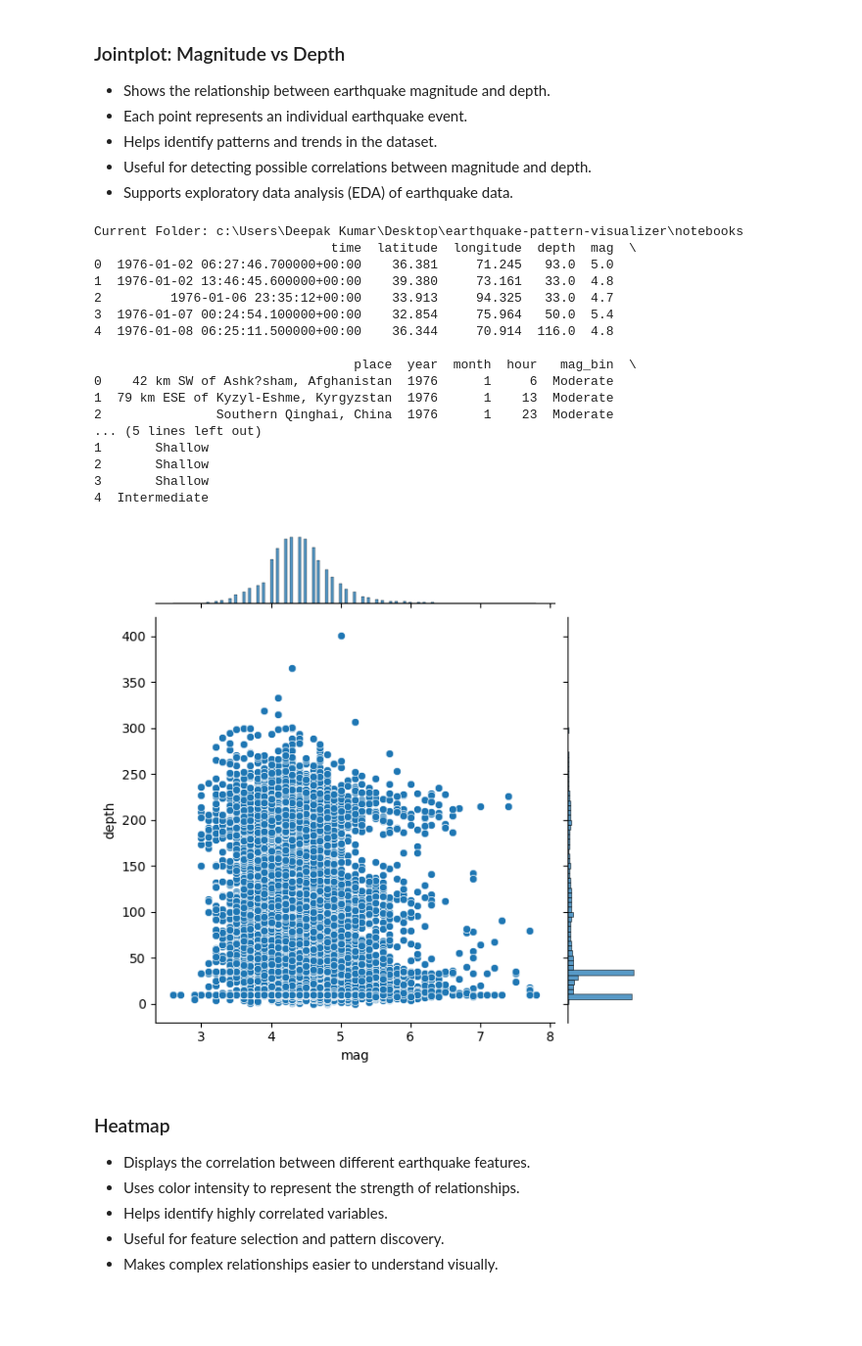
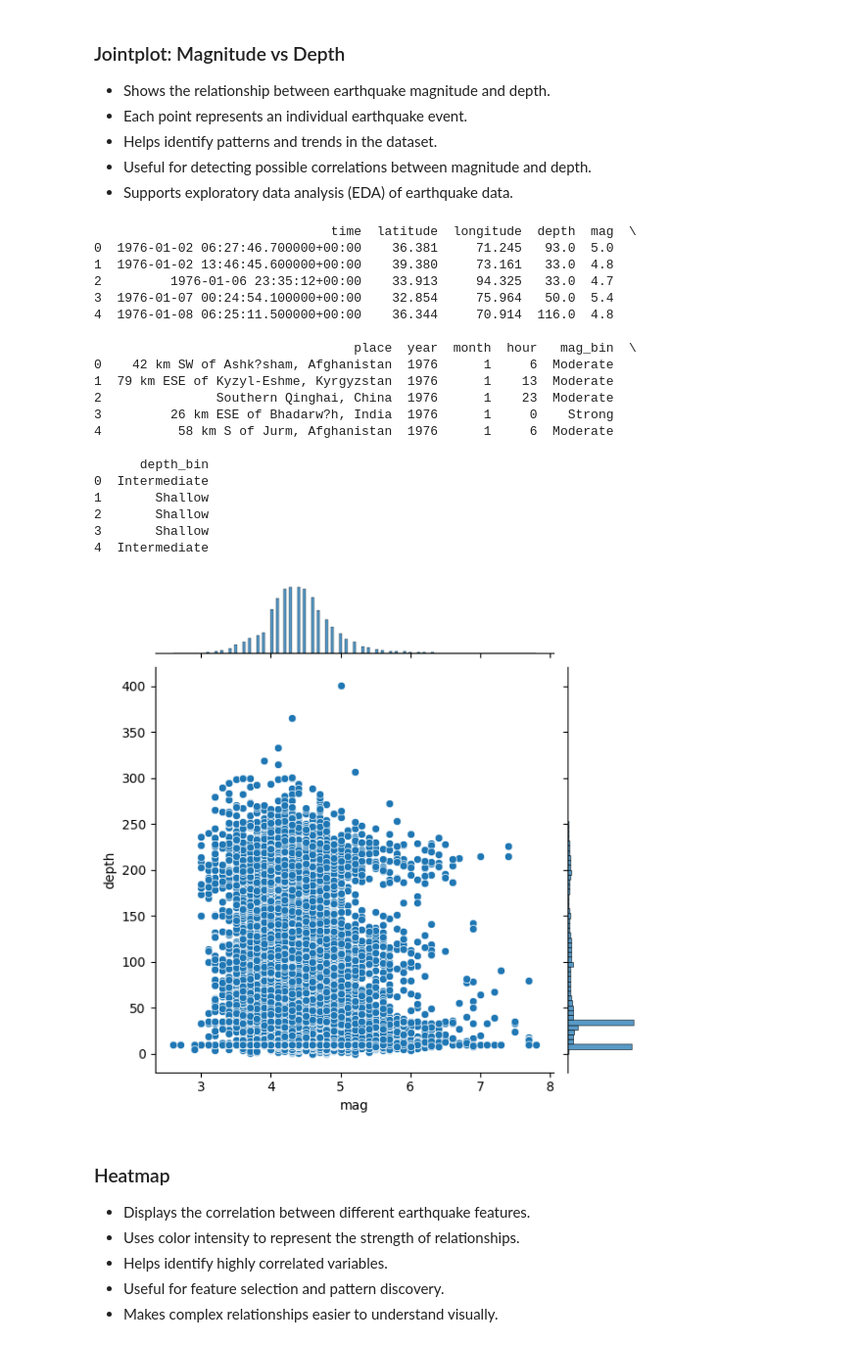
Before and after one commit to Rising-Bihar-Students/earthquake-pattern-visualizer, a Jupyter notebook: notebooks/visulaiser.ipynb, the cells around one changed output. Shown at 98% size. Saved outputs shown, nothing was run; the diff lists cells and outputs as text; code cells hidden in the pictures; blank space fills up the shorter version.

```diff
--- a/notebooks/visulaiser.ipynb
+++ b/notebooks/visulaiser.ipynb
@@ -8,44 +8,57 @@
 - Useful for detecting possible correlations between magnitude and depth.
 - Supports exploratory data analysis (EDA) of earthquake data.
 # %%
-import os
-print("Current Folder:",os.getcwd())
+from pathlib import Path
+# Project root (two levels up)
+# If running as script
+try:
+    project_root = Path(__file__).resolve().parent.parent
+except NameError:
+    # If in Jupyter/interactive mode
+    project_root = Path.cwd().parent
+
+# Paths
+data_path = project_root / "data" / "earthquakes_cleaned.csv"
+image_path = project_root / "images"
 
 import pandas as pd
-df=pd.read_csv(r"C:\Users\Deepak Kumar\Desktop\earthquake-pattern-visualizer\data\earthquakes_cleaned.csv")
+df=pd.read_csv(data_path)
 print(df.head())
 import seaborn as sns
 import matplotlib.pyplot as plt
 
 sns.jointplot(
-    data= pd.read_csv(r"C:\Users\Deepak Kumar\Desktop\earthquake-pattern-visualizer\data\earthquakes_cleaned.csv"),
+    data= pd.read_csv(data_path),
     x='mag',
     y='depth',
     kind='scatter'
 )
 
 
-plt.savefig("C:/Users/Deepak Kumar/Desktop/earthquake-pattern-visualizer/images/jointplot.jpg")
+plt.savefig(f"{image_path}/jointplot.png")
 plt.show()
 # %% [output]
-Current Folder: c:\Users\Deepak Kumar\Desktop\earthquake-pattern-visualizer\notebooks
                                time  latitude  longitude  depth  mag  \
 0  1976-01-02 06:27:46.700000+00:00    36.381     71.245   93.0  5.0
 1  1976-01-02 13:46:45.600000+00:00    39.380     73.161   33.0  4.8
 2         1976-01-06 23:35:12+00:00    33.913     94.325   33.0  4.7
 3  1976-01-07 00:24:54.100000+00:00    32.854     75.964   50.0  5.4
 4  1976-01-08 06:25:11.500000+00:00    36.344     70.914  116.0  4.8
 
                                   place  year  month  hour   mag_bin  \
 0    42 km SW of Ashk?sham, Afghanistan  1976      1     6  Moderate
 1  79 km ESE of Kyzyl-Eshme, Kyrgyzstan  1976      1    13  Moderate
 2               Southern Qinghai, China  1976      1    23  Moderate
-... (5 lines left out)
+3         26 km ESE of Bhadarw?h, India  1976      1     0    Strong
+4          58 km S of Jurm, Afghanistan  1976      1     6  Moderate
+
+      depth_bin
+0  Intermediate
 1       Shallow
 2       Shallow
 3       Shallow
 4  Intermediate
-[figure, old version]
+[figure, new version]
 # %% [markdown]
 ### Heatmap
 
```
Also changed, not shown: parts of 6 cells of this notebook, 17 other files.
